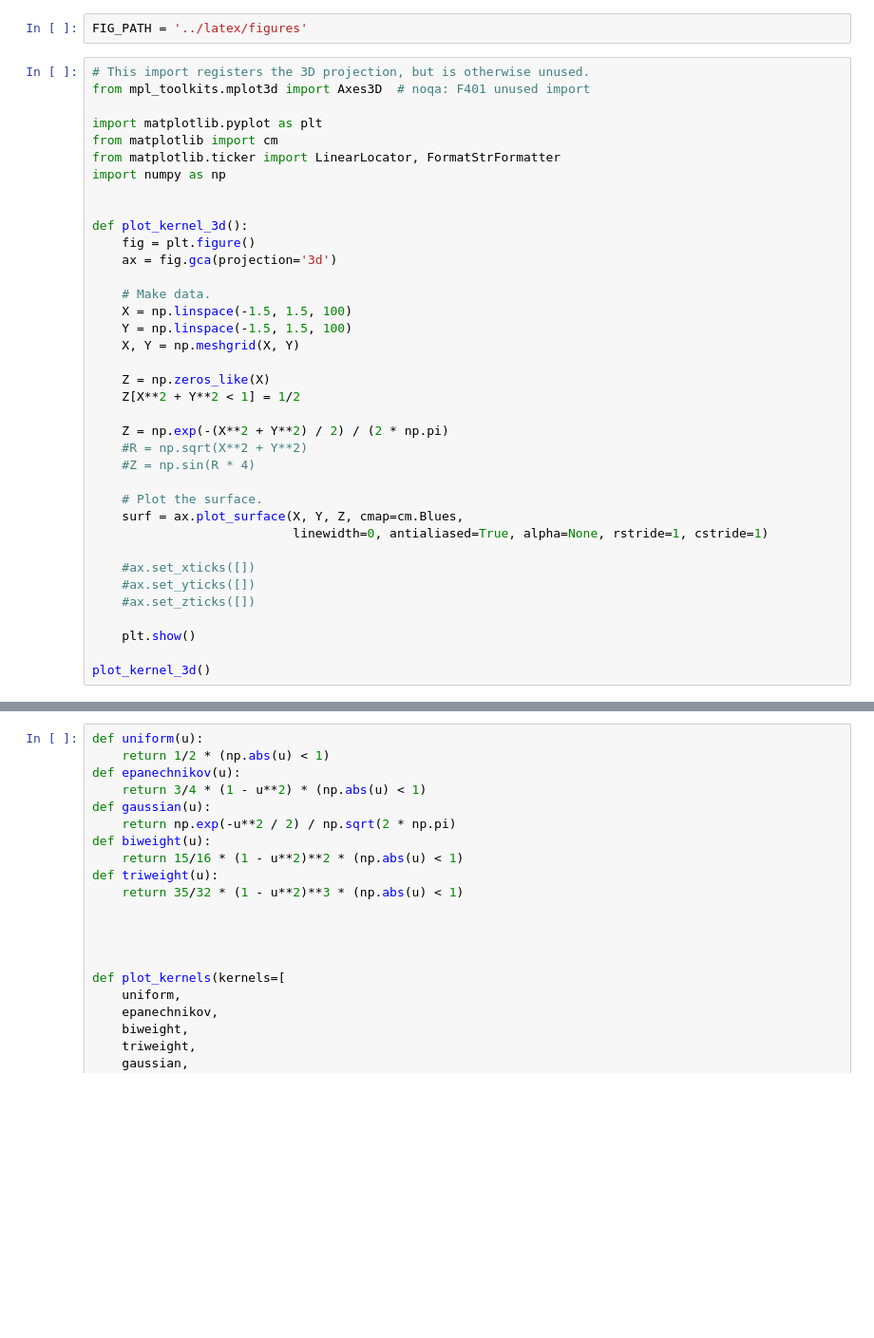
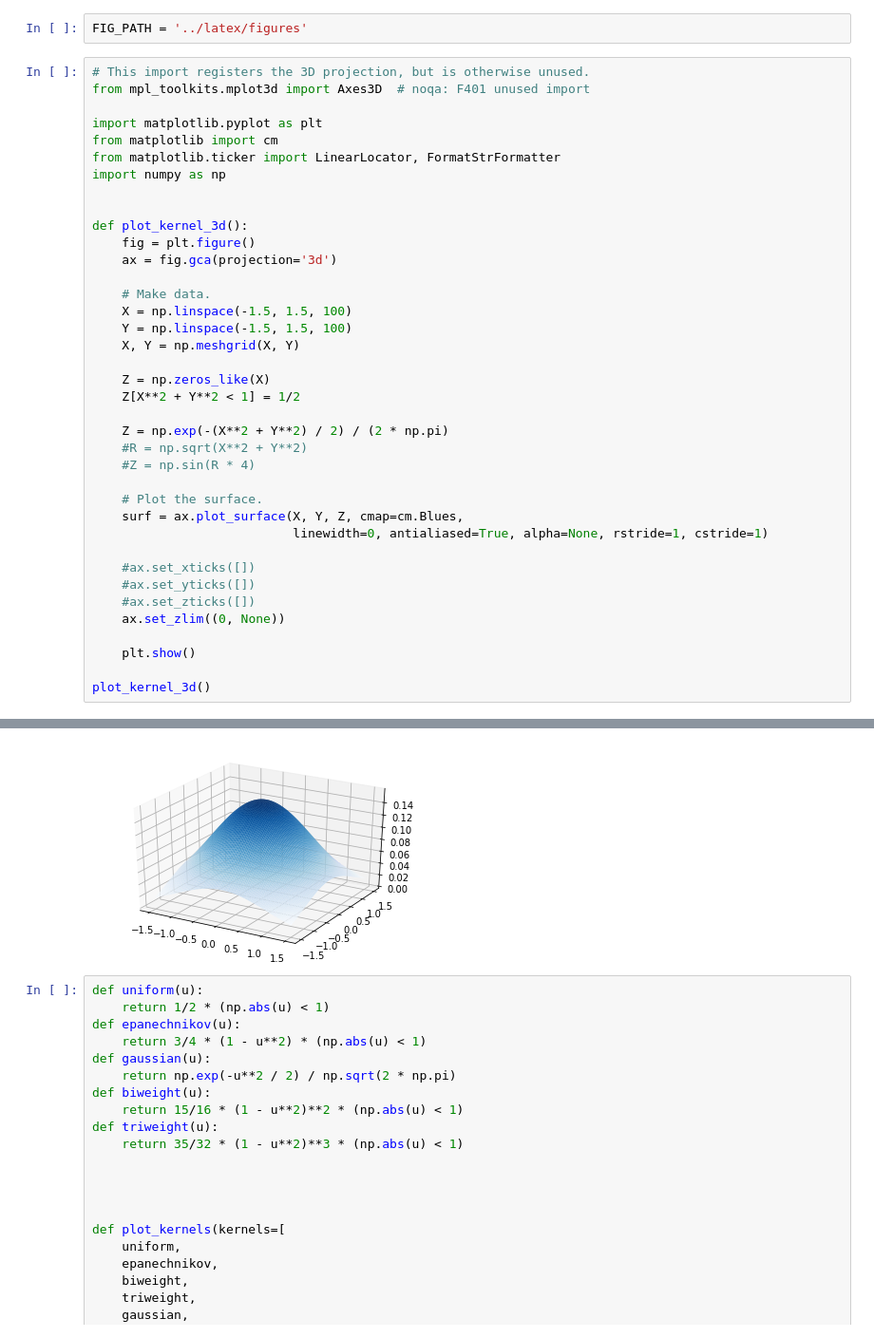
Before and after one commit to jonasspinner/18wt-seminar-kde-and-mse, a Jupyter notebook: notebooks/2.0-kernel-figures-popular-kernels.ipynb, the cells around one changed output, grey strips where cells are left out. Shown at 95% size. Saved outputs shown, nothing was run; the diff lists cells and outputs as text; blank space fills up the shorter version.

```diff
--- a/notebooks/2.0-kernel-figures-popular-kernels.ipynb
+++ b/notebooks/2.0-kernel-figures-popular-kernels.ipynb
@@ -38,6 +38,7 @@ def plot_kernel_3d():
     #ax.set_xticks([])
     #ax.set_yticks([])
     #ax.set_zticks([])
+    ax.set_zlim((0, None))
 
     plt.show()
 
@@ -48,3 +47,4 @@ plot_kernel_3d()
+[figure, added]
 # %%
 def uniform(u):
     return 1/2 * (np.abs(u) < 1)
```
Also changed, not shown: parts of 3 cells of this notebook, 16 other files.
